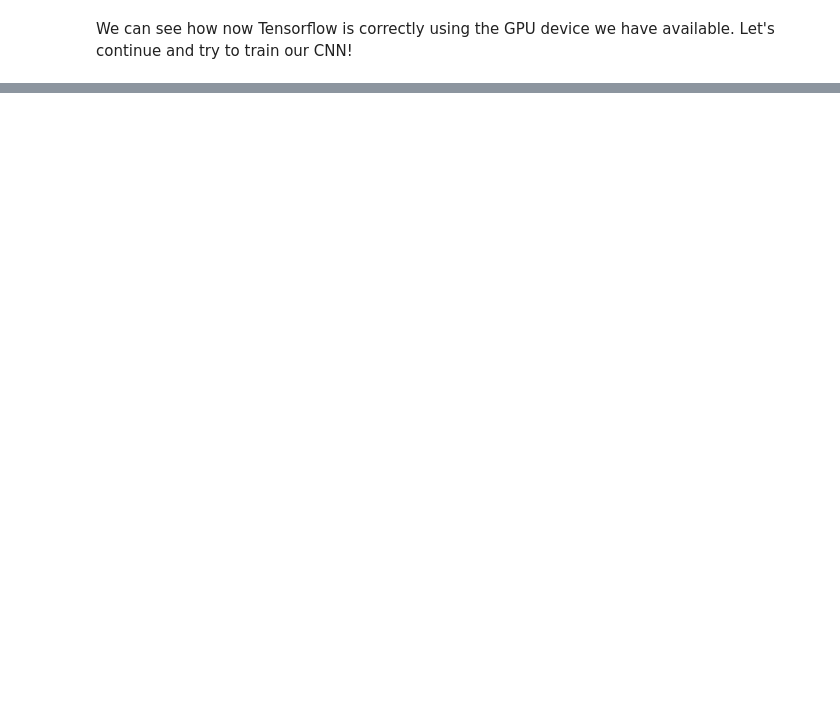
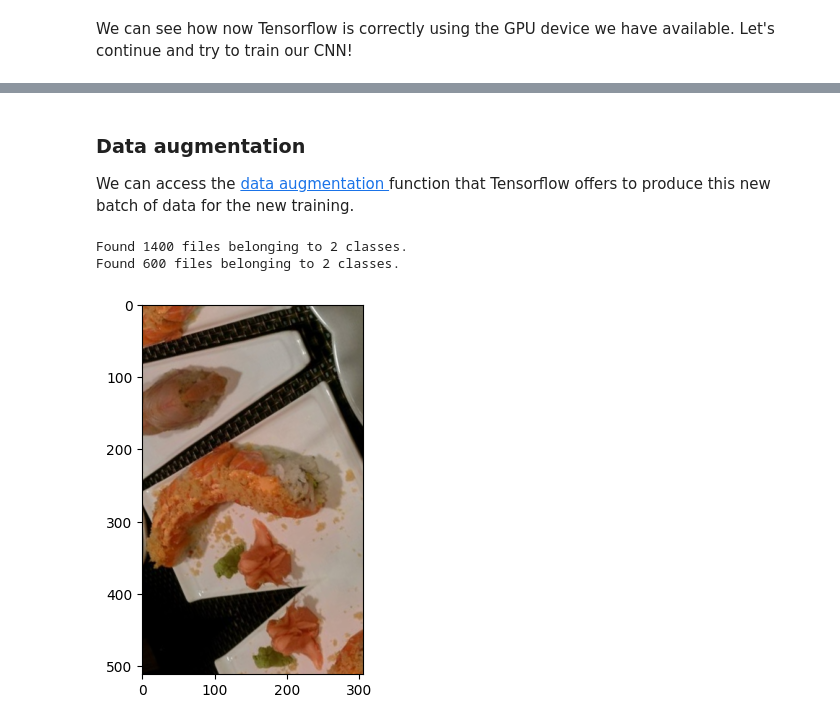
Before and after one commit to davalpez/MyKaggle, a Jupyter notebook: Tensorflow basics/TF-CNN.ipynb, the cells around one changed output, grey strips where cells are left out. Saved outputs shown, nothing was run; the diff lists cells and outputs as text; code cells hidden in the pictures; blank space fills up the shorter version.

```diff
--- a/Tensorflow basics/TF-CNN.ipynb
+++ b/Tensorflow basics/TF-CNN.ipynb
@@ -200,0 +803,36 @@ We can see how now Tensorflow is correctly using the GPU device we have availabl
+# %% [markdown]
+### Data augmentation
+
+We can access the [data augmentation ](https://www.tensorflow.org/tutorials/images/data_augmentation)function that Tensorflow offers to produce this new batch of data for the new training.
+# %%
+train_dataset = tf.keras.preprocessing.image_dataset_from_directory(training_dir,
+                                               batch_size=32, # number of images to process at a time
+                                               image_size=(224, 224),# resize image to the designated value
+                                               label_mode="binary", # only working witht two labels
+                                               shuffle=True, # mixes images from both folders.
+                                               seed=10)
+
+test_dataset = tf.keras.preprocessing.image_dataset_from_directory(testing_dir,
+                                               batch_size=32, # number of images to process at a time
+                                               image_size=(224, 224), # resize image to the designated value
+                                               label_mode="binary", # only working witht two labels
+                                               shuffle=True, # mixes images from both folders.
+                                               seed=10)
+# %% [output]
+Found 1400 files belonging to 2 classes.
+Found 600 files belonging to 2 classes.
+# %%
+from tensorflow.keras.layers import Rescaling,RandomFlip,RandomRotation
+
+data_augmentation = tf.keras.Sequential([
+  Rescaling(1./255),
+  RandomFlip("horizontal_and_vertical"),
+  RandomRotation(0.2),
+])
+
+image_path="../Sources/food-101/train/sushi/768721.jpg"
+image = mpimg.imread(image_path)
+result = data_augmentation(image)
+_ = plt.imshow(result)
+# %% [output]
+[figure, added]
```
Also changed, not shown: parts of 93 cells of this notebook.
